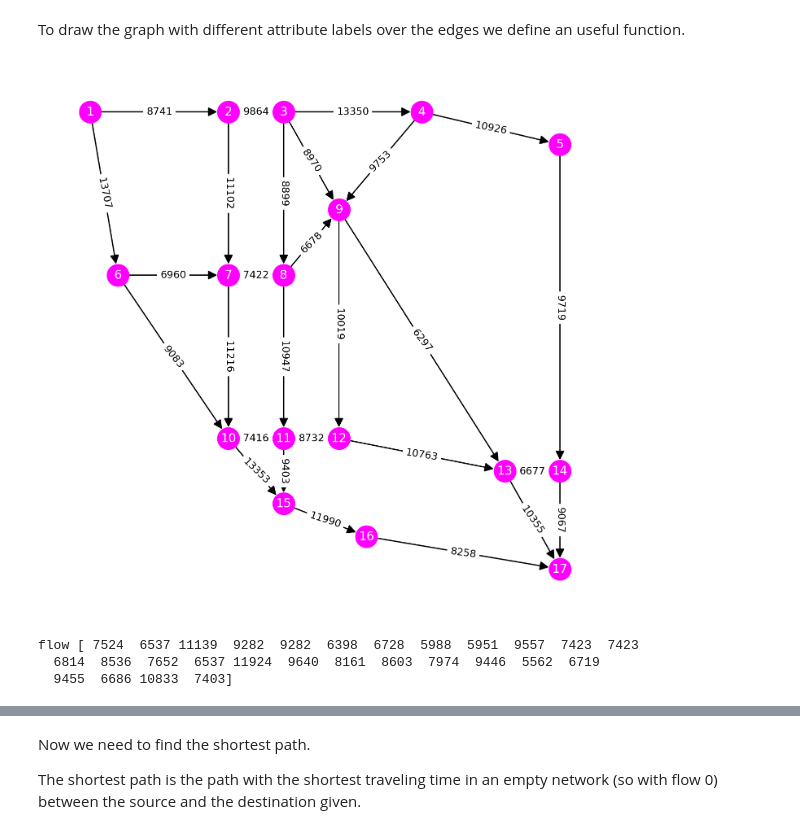
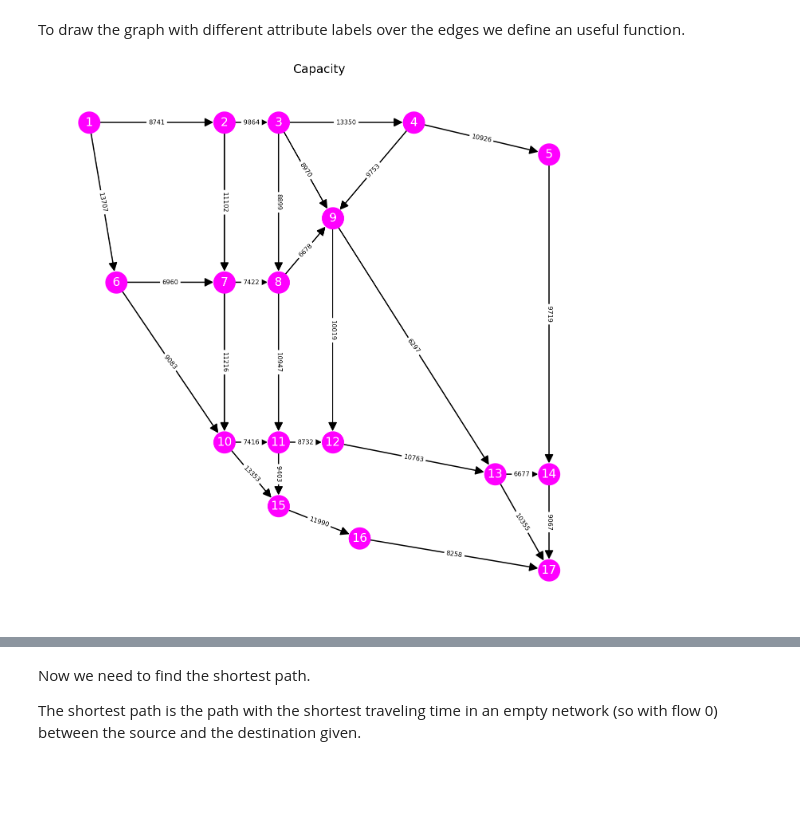
Before and after one commit to fabioeterno/Network_Homework, a Jupyter notebook: Hw1_Ex3.ipynb, the cells around one changed output, grey strips where cells are left out. Saved outputs shown, nothing was run; the diff lists cells and outputs as text; code cells hidden in the pictures; blank space fills up the shorter version.

```diff
--- a/Hw1_Ex3.ipynb
+++ b/Hw1_Ex3.ipynb
@@ -88,22 +88,15 @@ To draw the graph with different attribute labels over the edges we define an us
 def draw_edge_labels(G, pos, attr):
     for e in G.edges():
         nx.draw_networkx_edge_labels(G, pos, edge_labels={(e[0],e[1]):G[e[0]][e[1]][attr]},
-                                                           font_size=25, font_color='black')
+                                                           font_size=16, font_color='black')
 # %%
 fig = plt.figure(1, figsize=(25,25))
 draw_edge_labels(G, pos, 'capacity')
-#plt.title("Capacity", fontsize = 30)
+plt.title("Capacity", fontsize = 30)
 nx.draw(G, pos, with_labels=True, font_color='white', node_color='magenta',
                 node_size=3000, font_size=30, width=3, arrowsize=45)
-plt.savefig(fname="04 LA capacity")
 # %% [output]
-[figure, old version]
+[figure, new version]
-# %%
-print("flow", flow)
-# %% [output]
-flow [ 7524  6537 11139  9282  9282  6398  6728  5988  5951  9557  7423  7423
-  6814  8536  7652  6537 11924  9640  8161  8603  7974  9446  5562  6719
-  9455  6686 10833  7403]
 # %%
 fig = plt.figure(1, figsize=(25,25))
 draw_edge_labels(G, pos, 'flow')
```
Also changed, not shown: parts of 8 cells of this notebook.
